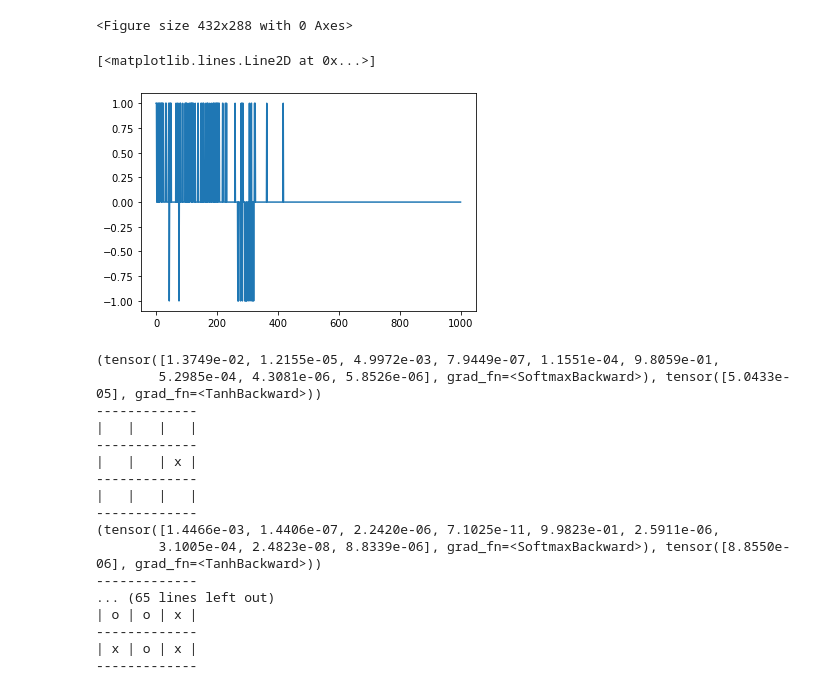
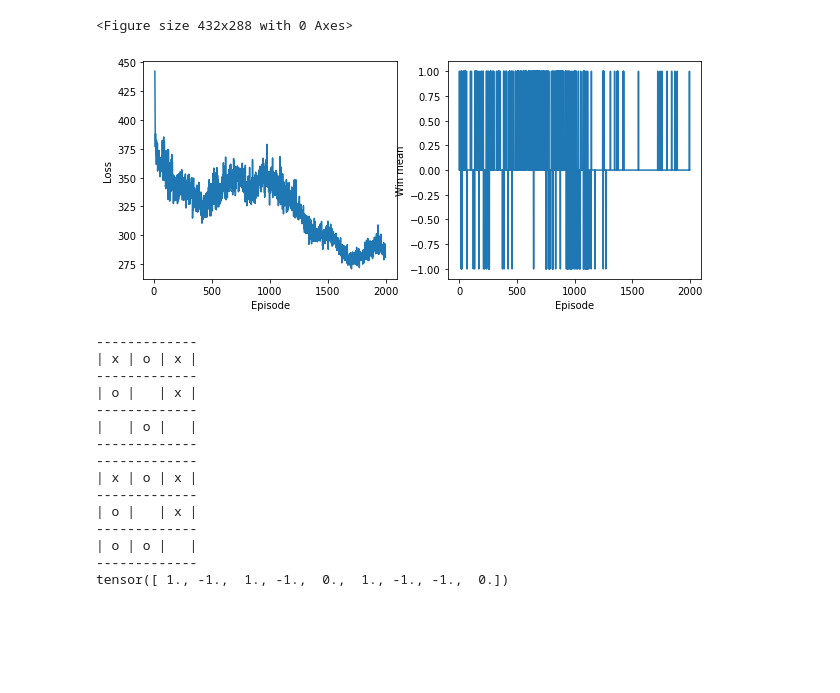
Before and after one commit to pablomazo/alphazero, a Jupyter notebook: TicTacToe/MCTS_train.ipynb, the cells around one changed output. Cells and saved outputs as stored; diff of their text form; code cells hidden in the pictures; blank space fills up the shorter version.

```diff
--- a/TicTacToe/MCTS_train.ipynb
+++ b/TicTacToe/MCTS_train.ipynb
@@ -100,7 +100,7 @@ CAPACITY = 1000
 REPLAY_START_SIZE = 100
 BATCH = 100
 
-EPISODES = 1000
+EPISODES = 2000
 
 NGAMES=50
 # %%
@@ -197,10 +197,3 @@ for episode in range(EPISODES):
 plt.ioff()
 # %% [output]
 <Figure size 432x288 with 0 Axes>
-# %%
-winner = np.array(winner)
-
-plt.plot(winner[:,0], winner[:,1])
-# %% [output]
-[<matplotlib.lines.Line2D at 0x...>]
-[figure, removed]
@@ -207,40 +203,56 @@ plt.plot(winner[:,0], winner[:,1])
+# %%
+loss_hist = np.array(loss_hist)
+winner_hist = np.array(winner)
+# %%
+fig, ax = plt.subplots(1,2,figsize=(10,4))
+
+ax[0].plot(loss_hist[:,0], loss_hist[:,1])
+ax[1].plot(winner_hist[:,0], winner_hist[:,1])
+
+ax[0].set_xlabel('Episode')
+ax[0].set_ylabel('Loss')
+
+
+ax[1].set_xlabel('Episode')
+ax[1].set_ylabel('Win mean')
+
+plt.savefig('loss_wins.png',bbox_inches='tight')
+plt.show()
+# %% [output]
+[figure, added]
 # %%
 #Test:
-state = torch.tensor([0,0,0,0,0,0,0,0,0],dtype=torch.float)
+state = torch.tensor([ 1., -1.,  1., -1., 0,  1,  0.,  -1.,  0.],dtype=torch.float)
 end = False
-player = -1
+player = 1
 
 game = TicTacToe_Board()
 root = Node(state, 1, player)
 mcts = MCTS(game, root, dnn)
 
+game.plot(state)
 node = root
-while not end:
-    # Expand state:
-    mcts.player *= -1
-    actions = game.avail_actions(node.state)
-    mcts.expand(node, actions)
-    a = torch.argmax(torch.tensor([child.P for child in node.children]))
-    print(dnn(node.state))
-    node = node.children[a]
-    game.plot(node.state)
-
-    end, winner = game.check_end(node.state)
+# Expand state:
+mcts.player *= -1
+actions = game.avail_actions(node.state)
+mcts.expand(node, actions)
+a = torch.argmax(torch.tensor([child.P for child in node.children]))
+node = node.children[a]
+game.plot(node.state)
+print(node.state)
 # %% [output]
-(tensor([1.3749e-02, 1.2155e-05, 4.9972e-03, 7.9449e-07, 1.1551e-04, 9.8059e-01,
-        5.2985e-04, 4.3081e-06, 5.8526e-06], grad_fn=<SoftmaxBackward>), tensor([5.0433e-05], grad_fn=<TanhBackward>))
--------------
-|   |   |   |
--------------
-|   |   | x |
--------------
-|   |   |   |
--------------
-(tensor([1.4466e-03, 1.4406e-07, 2.2420e-06, 7.1025e-11, 9.9823e-01, 2.5911e-06,
-        3.1005e-04, 2.4823e-08, 8.8339e-06], grad_fn=<SoftmaxBackward>), tensor([8.8550e-06], grad_fn=<TanhBackward>))
--------------
-... (65 lines left out)
-| o | o | x |
 -------------
 | x | o | x |
 -------------
+| o |   | x |
+-------------
+|   | o |   |
+-------------
+-------------
+| x | o | x |
+-------------
+| o |   | x |
+-------------
+| o | o |   |
+-------------
+tensor([ 1., -1.,  1., -1.,  0.,  1., -1., -1.,  0.])
```
Also changed, not shown: parts of 6 cells of this notebook.
